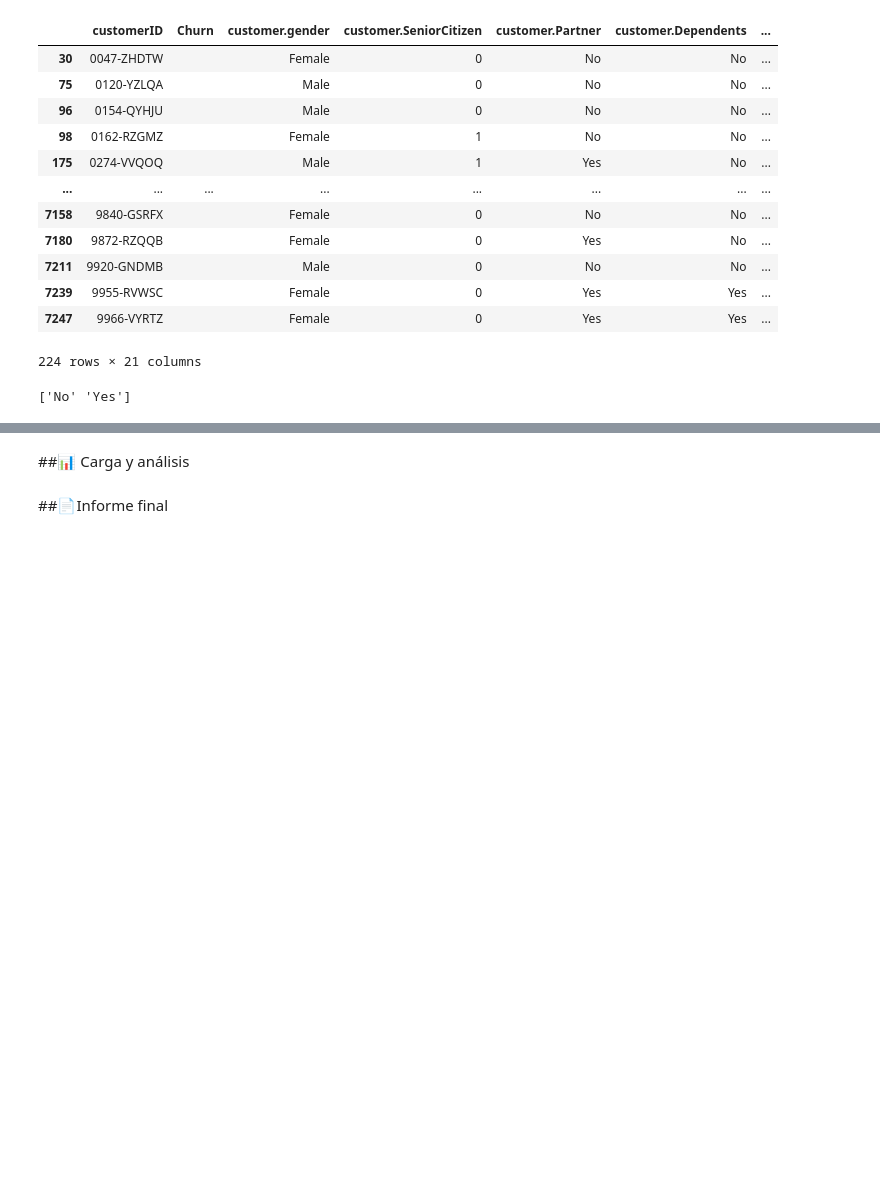
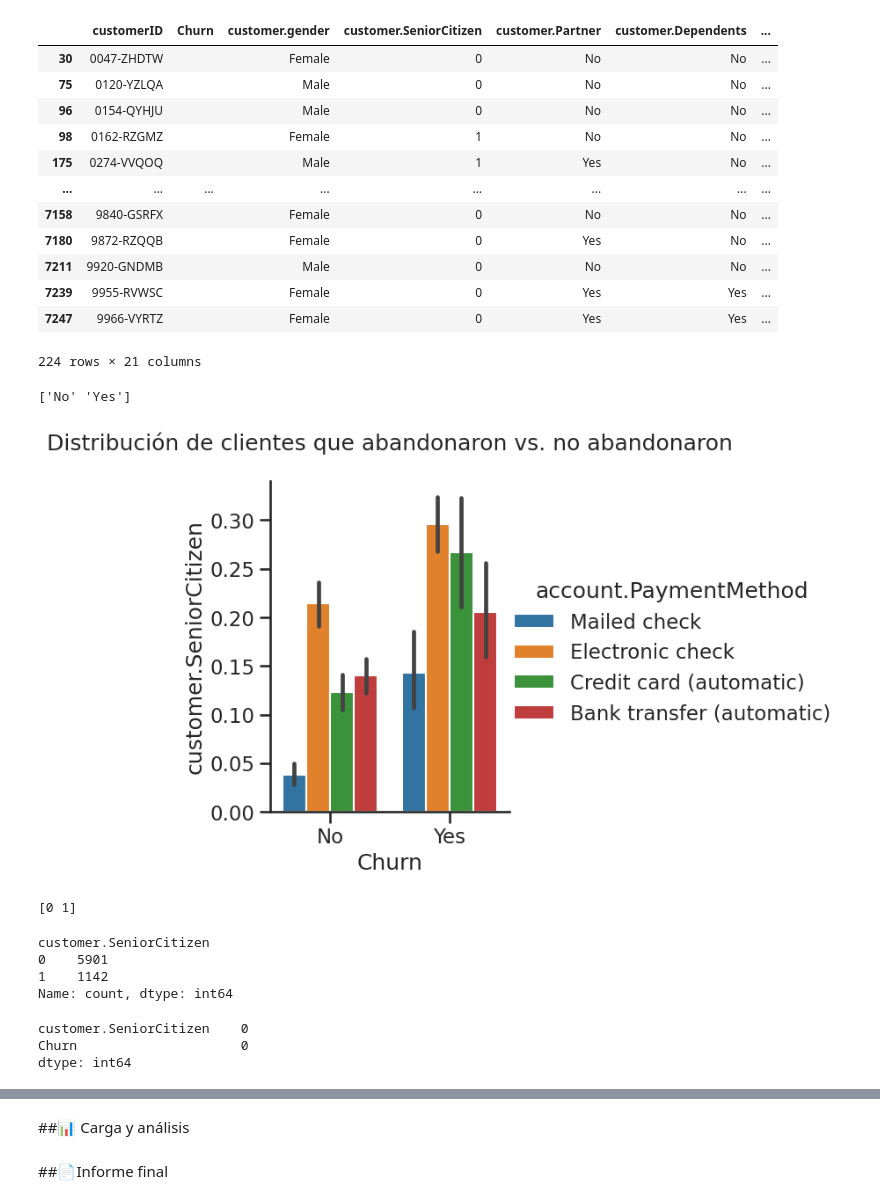
Before and after one commit to Goyo0117970/TelecomX, a Jupyter notebook: TelecomX.ipynb, the cells around one changed output, grey strips where cells are left out. Drawn from its saved outputs; the diff is of its cells as text; code cells hidden in the pictures; blank space fills up the shorter version.

```diff
--- a/TelecomX.ipynb
+++ b/TelecomX.ipynb
@@ -142,0 +144,23 @@ print(df['Churn'].unique())
+# %%
+sns.catplot(x='Churn', y='customer.SeniorCitizen', data=df, kind='bar',hue='account.PaymentMethod')
+plt.title('Distribución de clientes que abandonaron vs. no abandonaron\n')
+plt.show()
+# %% [output]
+[figure, added]
+# %%
+print(df['customer.SeniorCitizen'].unique())
+# %% [output]
+[0 1]
+# %%
+print(df['customer.SeniorCitizen'].value_counts())
+# %% [output]
+customer.SeniorCitizen
+0    5901
+1    1142
+Name: count, dtype: int64
+# %%
+print(df[['customer.SeniorCitizen', 'Churn']].isnull().sum())
+# %% [output]
+customer.SeniorCitizen    0
+Churn                     0
+dtype: int64
```
Also changed, not shown: parts of 9 cells of this notebook.
